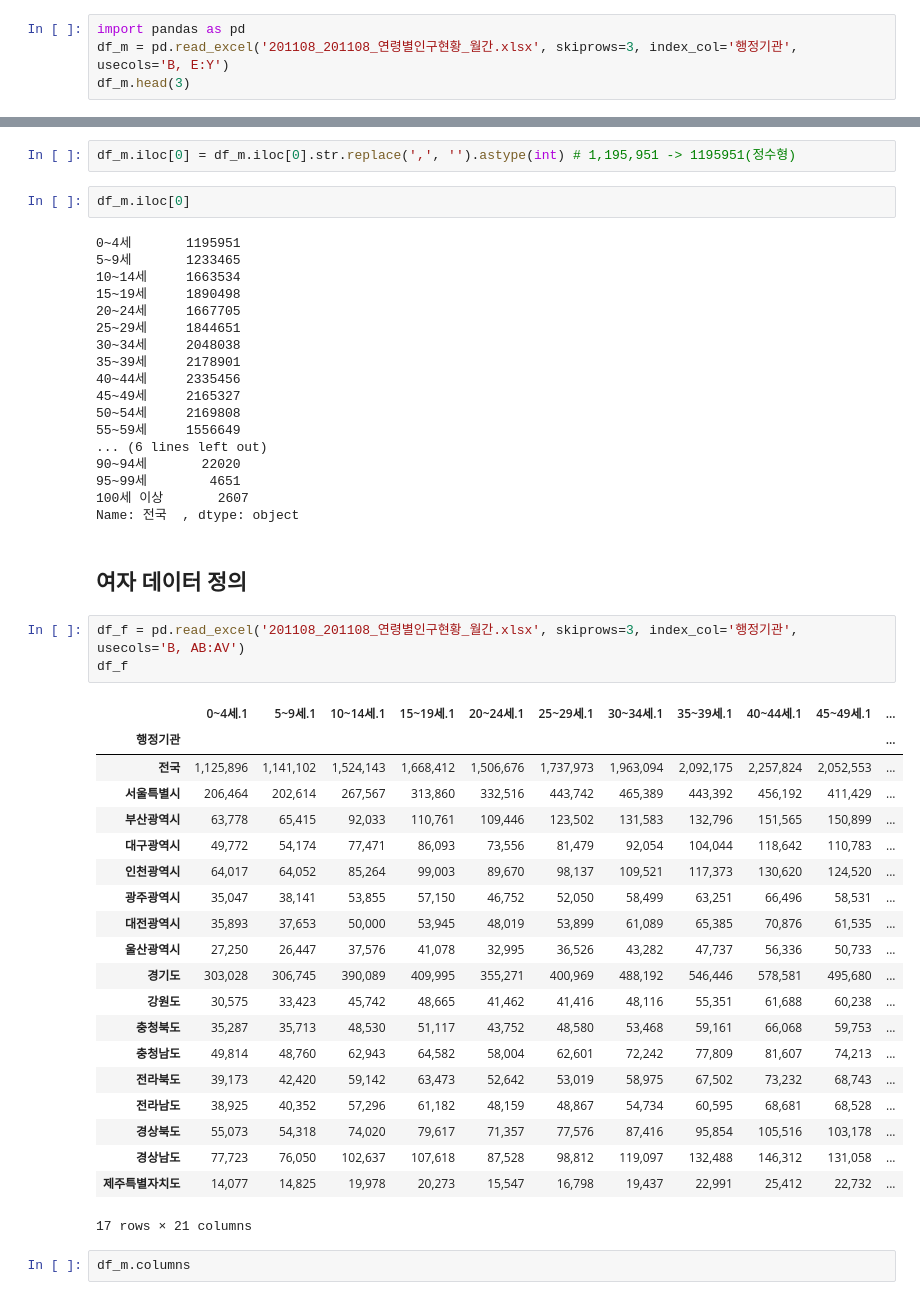
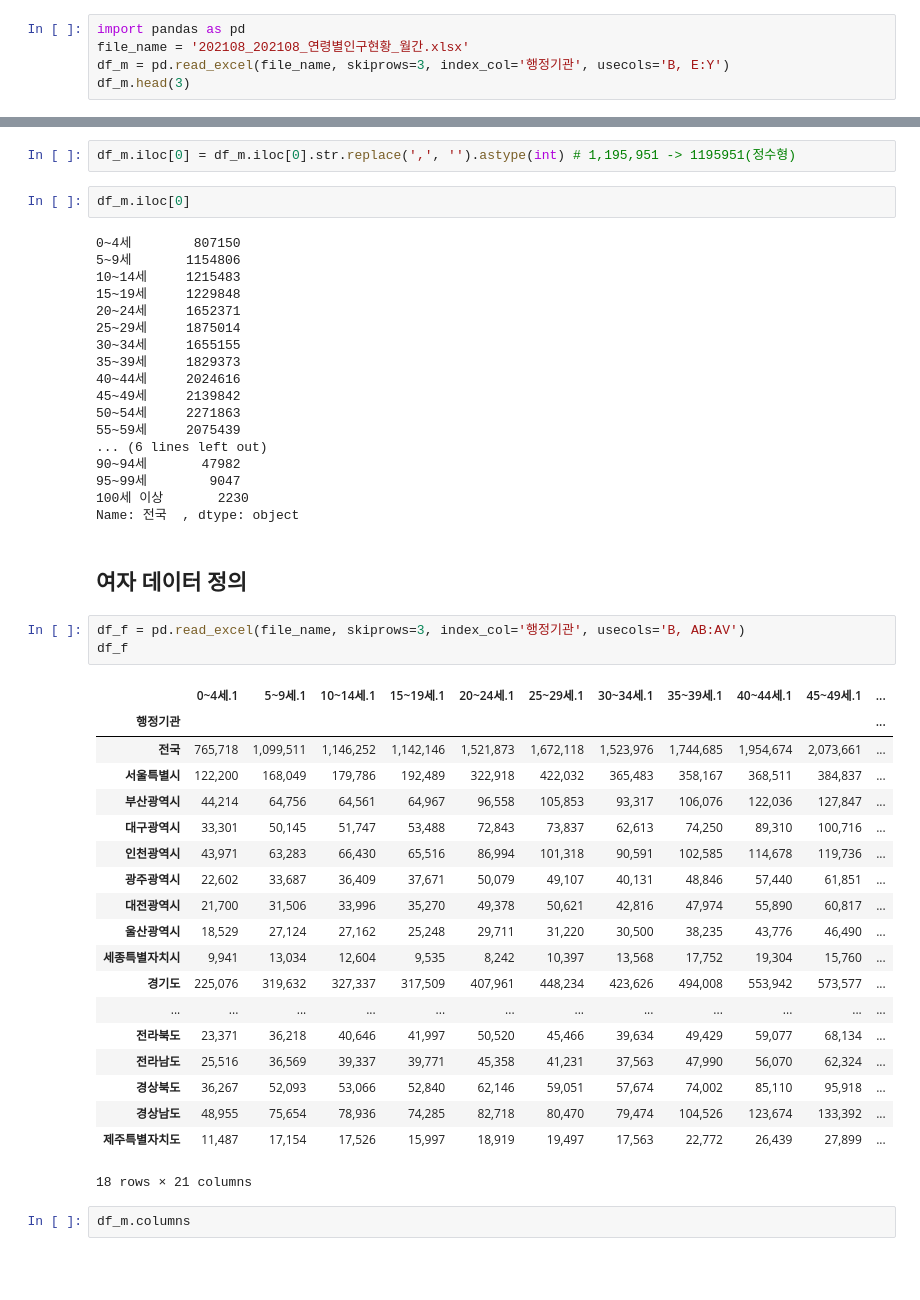
Before and after one commit to kngsujng/Data-Analysis_Study, a Jupyter notebook: PythonDataWorkspace/Project/01. 인구 피라미드.ipynb, the cells around one changed output, grey strips where cells are left out. Cells and saved outputs as stored; diff of their text form; blank space fills up the shorter version.

```diff
--- a/PythonDataWorkspace/Project/01. 인구 피라미드.ipynb
+++ b/PythonDataWorkspace/Project/01. 인구 피라미드.ipynb
@@ -4,7 +4,8 @@
 ## 남자 데이터 정의
 # %%
 import pandas as pd
-df_m = pd.read_excel('201108_201108_연령별인구현황_월간.xlsx', skiprows=3, index_col='행정기관', usecols='B, E:Y')
+file_name = '202108_202108_연령별인구현황_월간.xlsx'
+df_m = pd.read_excel(file_name, skiprows=3, index_col='행정기관', usecols='B, E:Y')
 df_m.head(3)
 # %% [output]
 |  | 0~4세 | 5~9세 | 10~14세 | 15~19세 | 20~24세 | 25~29세 | 30~34세 | 35~39세 | 40~44세 | 45~49세 | ... | ... |
@@ -18,49 +19,48 @@ df_m.iloc[0] = df_m.iloc[0].str.replace(',', '').astype(int) # 1,195,951 -> 1195
 # %%
 df_m.iloc[0]
 # %% [output]
-0~4세       1195951
-5~9세       1233465
-10~14세     1663534
-15~19세     1890498
-20~24세     1667705
-25~29세     1844651
-30~34세     2048038
-35~39세     2178901
-40~44세     2335456
-45~49세     2165327
-50~54세     2169808
-55~59세     1556649
+0~4세        807150
+5~9세       1154806
+10~14세     1215483
+15~19세     1229848
+20~24세     1652371
+25~29세     1875014
+30~34세     1655155
+35~39세     1829373
+40~44세     2024616
+45~49세     2139842
+50~54세     2271863
+55~59세     2075439
 ... (6 lines left out)
-90~94세       22020
-95~99세        4651
-100세 이상       2607
+90~94세       47982
+95~99세        9047
+100세 이상       2230
 Name: 전국  , dtype: object
 # %% [markdown]
 ## 여자 데이터 정의
 # %%
-df_f = pd.read_excel('201108_201108_연령별인구현황_월간.xlsx', skiprows=3, index_col='행정기관', usecols='B, AB:AV')
+df_f = pd.read_excel(file_name, skiprows=3, index_col='행정기관', usecols='B, AB:AV')
 df_f
 # %% [output]
 |  | 0~4세.1 | 5~9세.1 | 10~14세.1 | 15~19세.1 | 20~24세.1 | 25~29세.1 | 30~34세.1 | 35~39세.1 | 40~44세.1 | 45~49세.1 | ... |
 | 행정기관 |  |  |  |  |  |  |  |  |  |  | ... |
-| 전국 | 1,125,896 | 1,141,102 | 1,524,143 | 1,668,412 | 1,506,676 | 1,737,973 | 1,963,094 | 2,092,175 | 2,257,824 | 2,052,553 | ... |
-| 서울특별시 | 206,464 | 202,614 | 267,567 | 313,860 | 332,516 | 443,742 | 465,389 | 443,392 | 456,192 | 411,429 | ... |
-| 부산광역시 | 63,778 | 65,415 | 92,033 | 110,761 | 109,446 | 123,502 | 131,583 | 132,796 | 151,565 | 150,899 | ... |
-| 대구광역시 | 49,772 | 54,174 | 77,471 | 86,093 | 73,556 | 81,479 | 92,054 | 104,044 | 118,642 | 110,783 | ... |
-| 인천광역시 | 64,017 | 64,052 | 85,264 | 99,003 | 89,670 | 98,137 | 109,521 | 117,373 | 130,620 | 124,520 | ... |
-| 광주광역시 | 35,047 | 38,141 | 53,855 | 57,150 | 46,752 | 52,050 | 58,499 | 63,251 | 66,496 | 58,531 | ... |
-| 대전광역시 | 35,893 | 37,653 | 50,000 | 53,945 | 48,019 | 53,899 | 61,089 | 65,385 | 70,876 | 61,535 | ... |
-| 울산광역시 | 27,250 | 26,447 | 37,576 | 41,078 | 32,995 | 36,526 | 43,282 | 47,737 | 56,336 | 50,733 | ... |
-| 경기도 | 303,028 | 306,745 | 390,089 | 409,995 | 355,271 | 400,969 | 488,192 | 546,446 | 578,581 | 495,680 | ... |
-| 강원도 | 30,575 | 33,423 | 45,742 | 48,665 | 41,462 | 41,416 | 48,116 | 55,351 | 61,688 | 60,238 | ... |
-| 충청북도 | 35,287 | 35,713 | 48,530 | 51,117 | 43,752 | 48,580 | 53,468 | 59,161 | 66,068 | 59,753 | ... |
-| 충청남도 | 49,814 | 48,760 | 62,943 | 64,582 | 58,004 | 62,601 | 72,242 | 77,809 | 81,607 | 74,213 | ... |
-| 전라북도 | 39,173 | 42,420 | 59,142 | 63,473 | 52,642 | 53,019 | 58,975 | 67,502 | 73,232 | 68,743 | ... |
-| 전라남도 | 38,925 | 40,352 | 57,296 | 61,182 | 48,159 | 48,867 | 54,734 | 60,595 | 68,681 | 68,528 | ... |
-| 경상북도 | 55,073 | 54,318 | 74,020 | 79,617 | 71,357 | 77,576 | 87,416 | 95,854 | 105,516 | 103,178 | ... |
-| 경상남도 | 77,723 | 76,050 | 102,637 | 107,618 | 87,528 | 98,812 | 119,097 | 132,488 | 146,312 | 131,058 | ... |
-| 제주특별자치도 | 14,077 | 14,825 | 19,978 | 20,273 | 15,547 | 16,798 | 19,437 | 22,991 | 25,412 | 22,732 | ... |
+| 전국 | 765,718 | 1,099,511 | 1,146,252 | 1,142,146 | 1,521,873 | 1,672,118 | 1,523,976 | 1,744,685 | 1,954,674 | 2,073,661 | ... |
+| 서울특별시 | 122,200 | 168,049 | 179,786 | 192,489 | 322,918 | 422,032 | 365,483 | 358,167 | 368,511 | 384,837 | ... |
+| 부산광역시 | 44,214 | 64,756 | 64,561 | 64,967 | 96,558 | 105,853 | 93,317 | 106,076 | 122,036 | 127,847 | ... |
+| 대구광역시 | 33,301 | 50,145 | 51,747 | 53,488 | 72,843 | 73,837 | 62,613 | 74,250 | 89,310 | 100,716 | ... |
+| 인천광역시 | 43,971 | 63,283 | 66,430 | 65,516 | 86,994 | 101,318 | 90,591 | 102,585 | 114,678 | 119,736 | ... |
+| 광주광역시 | 22,602 | 33,687 | 36,409 | 37,671 | 50,079 | 49,107 | 40,131 | 48,846 | 57,440 | 61,851 | ... |
+| 대전광역시 | 21,700 | 31,506 | 33,996 | 35,270 | 49,378 | 50,621 | 42,816 | 47,974 | 55,890 | 60,817 | ... |
+| 울산광역시 | 18,529 | 27,124 | 27,162 | 25,248 | 29,711 | 31,220 | 30,500 | 38,235 | 43,776 | 46,490 | ... |
+| 세종특별자치시 | 9,941 | 13,034 | 12,604 | 9,535 | 8,242 | 10,397 | 13,568 | 17,752 | 19,304 | 15,760 | ... |
+| 경기도 | 225,076 | 319,632 | 327,337 | 317,509 | 407,961 | 448,234 | 423,626 | 494,008 | 553,942 | 573,577 | ... |
+| ... | ... | ... | ... | ... | ... | ... | ... | ... | ... | ... | ... |
+| 전라북도 | 23,371 | 36,218 | 40,646 | 41,997 | 50,520 | 45,466 | 39,634 | 49,429 | 59,077 | 68,134 | ... |
+| 전라남도 | 25,516 | 36,569 | 39,337 | 39,771 | 45,358 | 41,231 | 37,563 | 47,990 | 56,070 | 62,324 | ... |
+| 경상북도 | 36,267 | 52,093 | 53,066 | 52,840 | 62,146 | 59,051 | 57,674 | 74,002 | 85,110 | 95,918 | ... |
+| 경상남도 | 48,955 | 75,654 | 78,936 | 74,285 | 82,718 | 80,470 | 79,474 | 104,526 | 123,674 | 133,392 | ... |
+| 제주특별자치도 | 11,487 | 17,154 | 17,526 | 15,997 | 18,919 | 19,497 | 17,563 | 22,772 | 26,439 | 27,899 | ... |
-17 rows × 21 columns
+18 rows × 21 columns
 # %%
 df_m.columns
 # %% [output]
```
Also changed, not shown: parts of 3 cells of this notebook, 2 other files.
